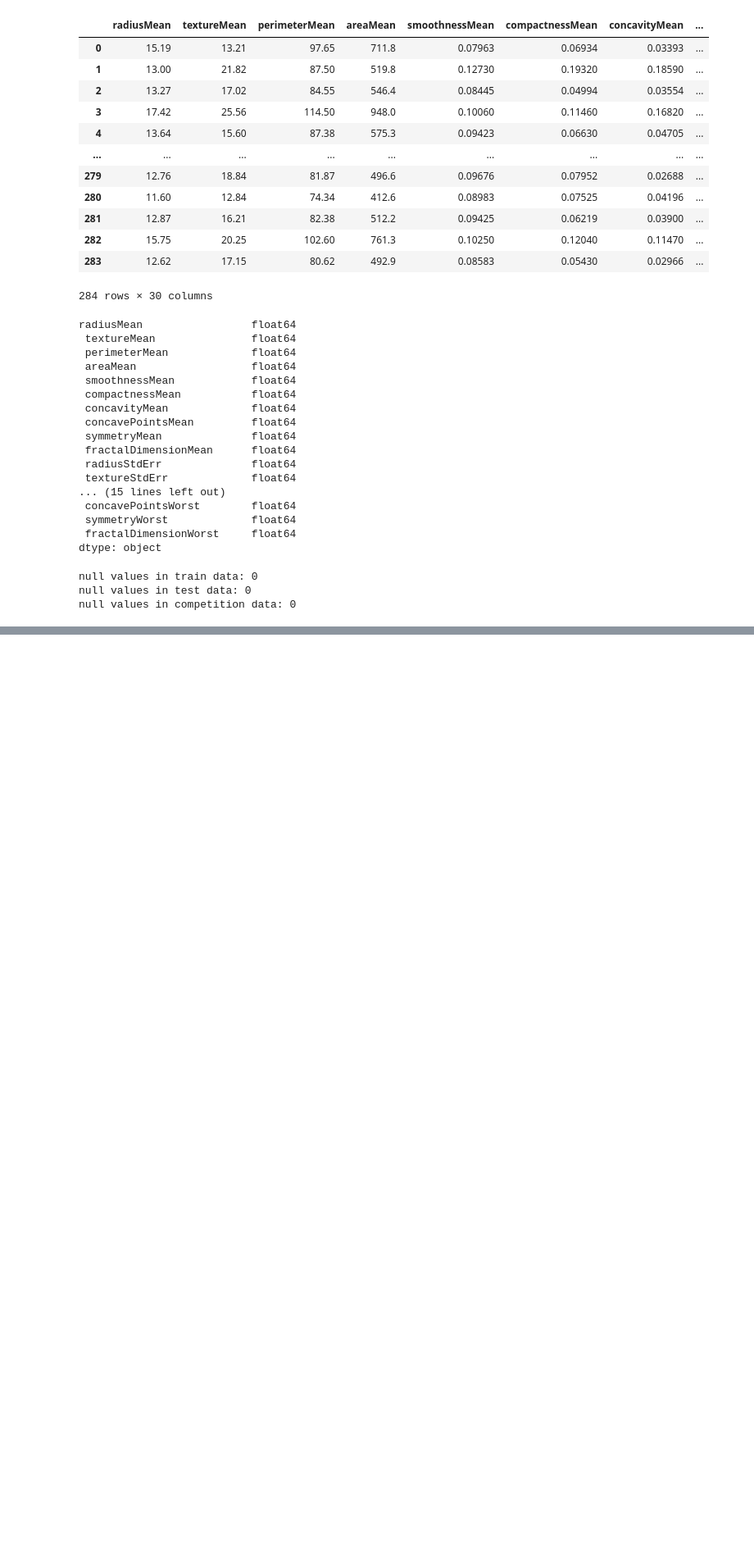
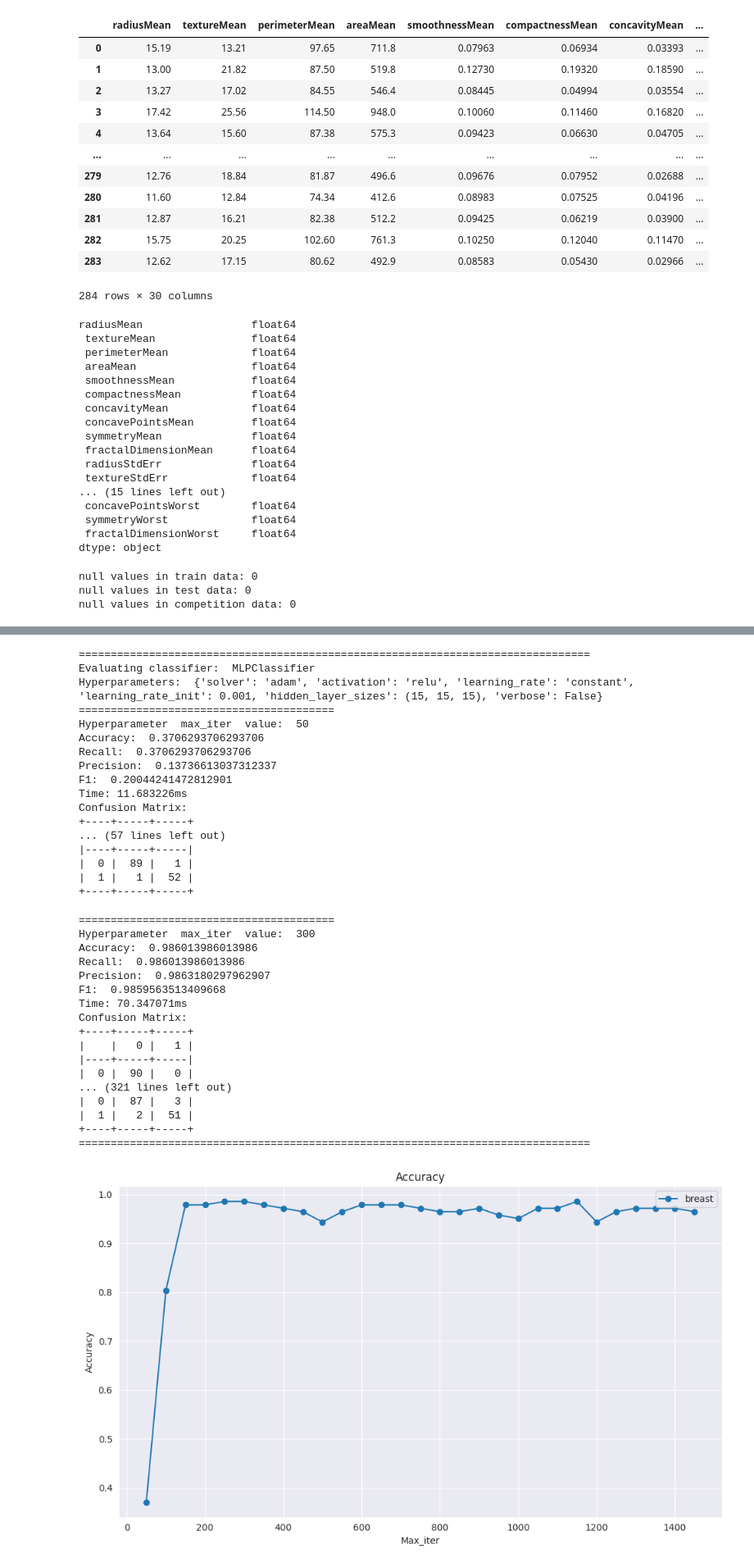
Before and after one commit to Maustrian3/ML24, a Jupyter notebook: exercise-1/breast.ipynb, the cells around one changed output, grey strips where cells are left out. Shown at 82% size. Cells and saved outputs as stored; diff of their text form; code cells hidden in the pictures; blank space fills up the shorter version.

```diff
--- a/exercise-1/breast.ipynb
+++ b/exercise-1/breast.ipynb
@@ -317,0 +244,53 @@ evaluator.draw_diagrams(test2)
+# %%
+reload(evaluator)
+hyperparameters = {
+    'solver': 'adam',
+    'activation': 'relu',
+    'learning_rate': 'constant',
+    'learning_rate_init': 1e-3,
+    'hidden_layer_sizes': (15, 15, 15),
+    #'random_state': 7895,
+    #'max_iter': 800,
+    'verbose': False,
+    #'tol': 5e-5
+}
+hyperparameters_iterator = {'max_iter': range(50, 1500, 50)}
+test = evaluator.evaluate2(MLPClassifier, X_train, y_train, X_test, y_test, hyperparameters=hyperparameters,
+                           hyperparameters_iterate=hyperparameters_iterator)
+evaluator.draw_diagram2_list({"breast": test}, x_axis='max_iter', y_axis=['accuracy', 'precision', 'recall', 'f1', 'time'], logaritmic=False)
+# %% [output]
+================================================================================
+Evaluating classifier:  MLPClassifier
+Hyperparameters:  {'solver': 'adam', 'activation': 'relu', 'learning_rate': 'constant', 'learning_rate_init': 0.001, 'hidden_layer_sizes': (15, 15, 15), 'verbose': False}
+========================================
+Hyperparameter  max_iter  value:  50
+Accuracy:  0.3706293706293706
+Recall:  0.3706293706293706
+Precision:  0.13736613037312337
+F1:  0.20044241472812901
+Time: 11.683226ms
+Confusion Matrix:
++----+-----+-----+
+... (57 lines left out)
+|----+-----+-----|
+|  0 |  89 |   1 |
+|  1 |   1 |  52 |
++----+-----+-----+
+========================================
+Hyperparameter  max_iter  value:  300
+Accuracy:  0.986013986013986
+Recall:  0.986013986013986
+Precision:  0.9863180297962907
+F1:  0.9859563513409668
+Time: 70.347071ms
+Confusion Matrix:
++----+-----+-----+
+|    |   0 |   1 |
+|----+-----+-----|
+|  0 |  90 |   0 |
+... (321 lines left out)
+|  0 |  87 |   3 |
+|  1 |   2 |  51 |
++----+-----+-----+
+================================================================================
+[figure, added]
```
Also changed, not shown: parts of 14 cells of this notebook, 1 other file.
